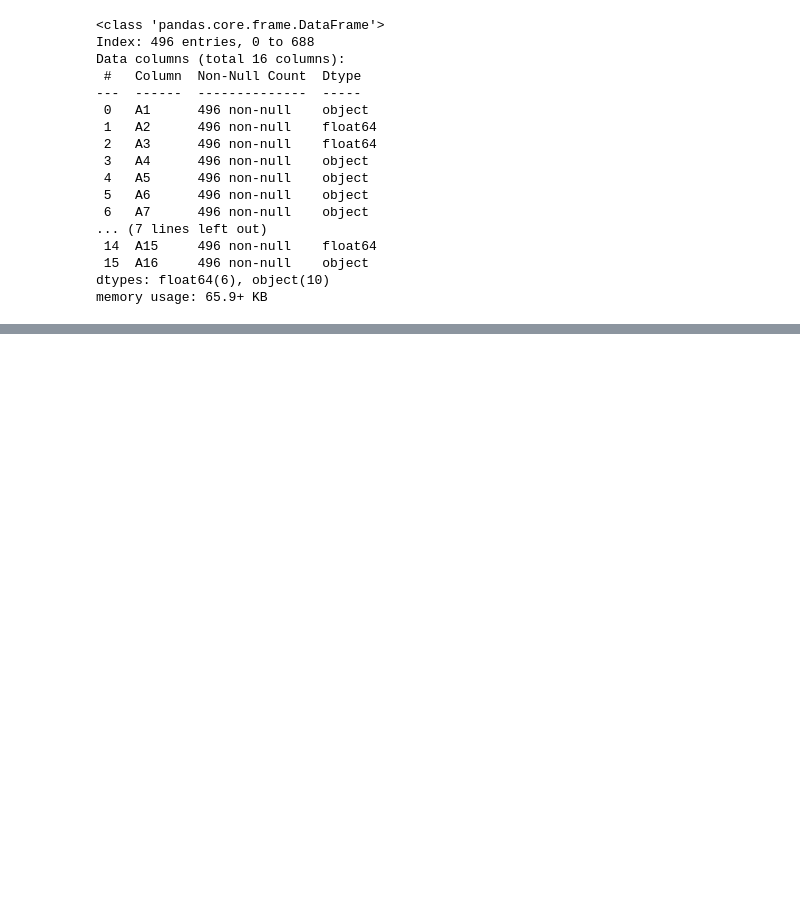
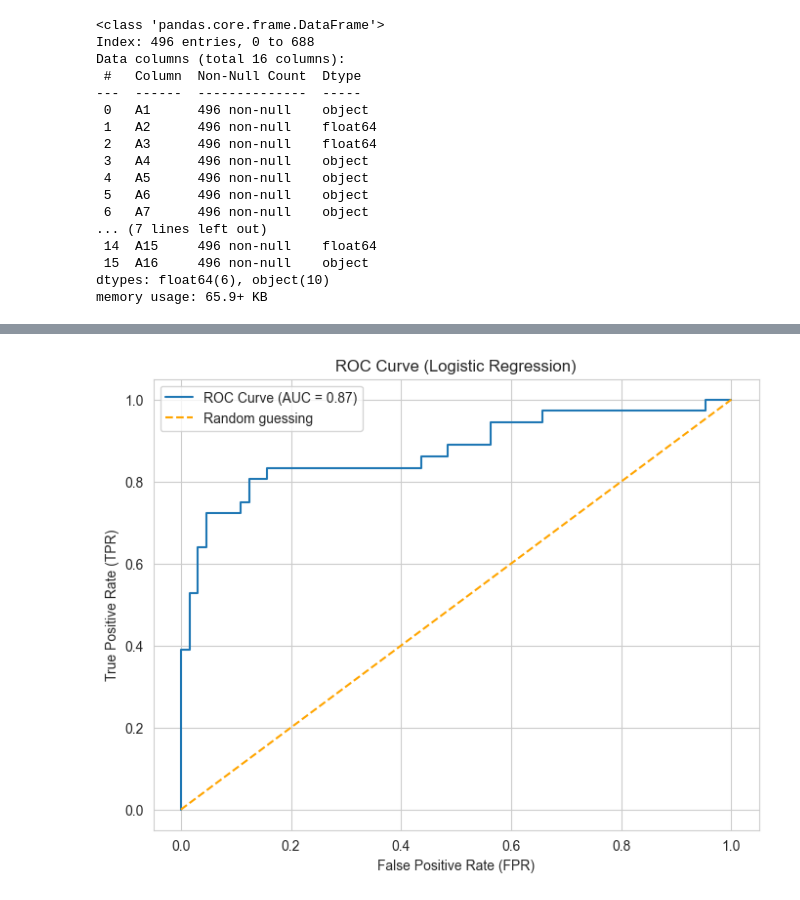
Before and after one commit to astrosica/data-science-portfolio, a Jupyter notebook: Machine Learning/Applied Projects/Credit Card Application Prediction/Credit Card Approval.ipynb, the cells around one changed output, grey strips where cells are left out. Cells and saved outputs as stored; diff of their text form; code cells hidden in the pictures; blank space fills up the shorter version.

```diff
--- a/Machine Learning/Applied Projects/Credit Card Application Prediction/Credit Card Approval.ipynb
+++ b/Machine Learning/Applied Projects/Credit Card Application Prediction/Credit Card Approval.ipynb
@@ -781,0 +507,12 @@ As we can see from comparing the three models below, the optimized random forest
+# %%
+# train encoder on categorical features in training dataset only
+X_train_dummies = pd.get_dummies(X_train[categorical_features],drop_first=True).astype(int)
+
+# drop original categorical features from training data as they're now redundant
+X_train_continuous = X_train.drop(columns=categorical_features)
+
+# concatenate original dataframe with that containing the dummy variables
+X_train_encoded = pd.concat([X_train_continuous,X_train_dummies], axis=1)
+
+# update training dataset
+X_train = X_train_encoded
@@ -781,0 +704,21 @@ As we can see from comparing the three models below, the optimized random forest
+# %%
+# get predicted probabilities for positive class
+y_prob_log = logm.predict_proba(X_test)[:,1] # extract positive class
+
+# compute ROC curve
+fpr_log, tpr_log, thresholds_log = roc_curve(y_test,y_prob_log)
+
+# compute AUC score
+auc_score_log = roc_auc_score(y_test,y_prob_log)
+# %%
+# plot ROC curve
+plt.figure(figsize=(8,6))
+plt.plot(fpr_log,tpr_log,label=f"ROC Curve (AUC = {auc_score_log:.2f})") # ROC curve with AUC score
+plt.plot([0,1],[0,1],color="orange",linestyle="dashed",label="Random guessing") # 1:1 line for random guessing
+plt.xlabel("False Positive Rate (FPR)")
+plt.ylabel("True Positive Rate (TPR)")
+plt.title("ROC Curve (Logistic Regression)")
+plt.legend()
+plt.show()
+# %% [output]
+[figure, added]
```
Also changed, not shown: parts of 157 cells of this notebook, 4 other files.
